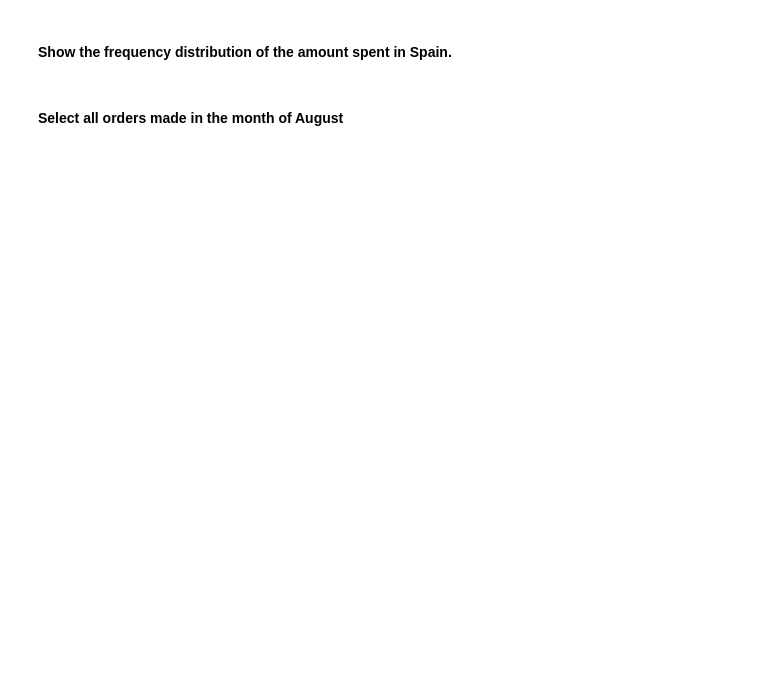
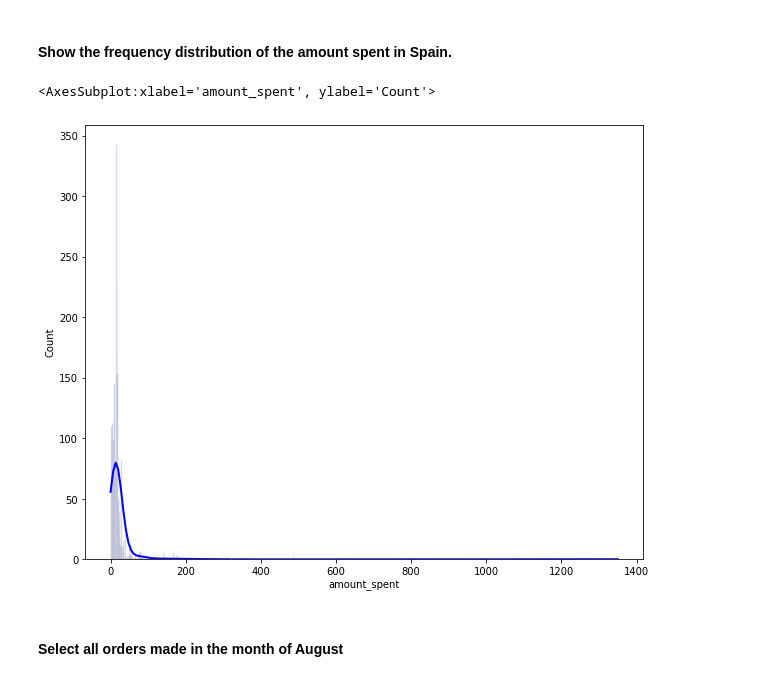
Before and after one commit to Ironhack-Part-Time-Enero2022/lab-descriptive-stats, a Jupyter notebook: your-code/main.ipynb, the cells around one changed output. Drawn from its saved outputs; the diff is of its cells as text; code cells hidden in the pictures; blank space fills up the shorter version.

```diff
--- a/your-code/main.ipynb
+++ b/your-code/main.ipynb
@@ -394,2 +463,15 @@ el documento tiene unas 557.000 rows
+# %%
+
+orders_spain = orders[orders.Country == 'Spain']
+sns.histplot(
+        data = orders_spain,
+        x = 'amount_spent',
+        kde = True,
+        color = 'blue',
+        line_kws = {"linewidth": 2},
+        alpha = 0.1)
+# %% [output]
+<AxesSubplot:xlabel='amount_spent', ylabel='Count'>
+[figure, added]
 # %% [markdown]
 #### Select all orders made in the month of August
```
Also changed, not shown: parts of 32 cells of this notebook.
